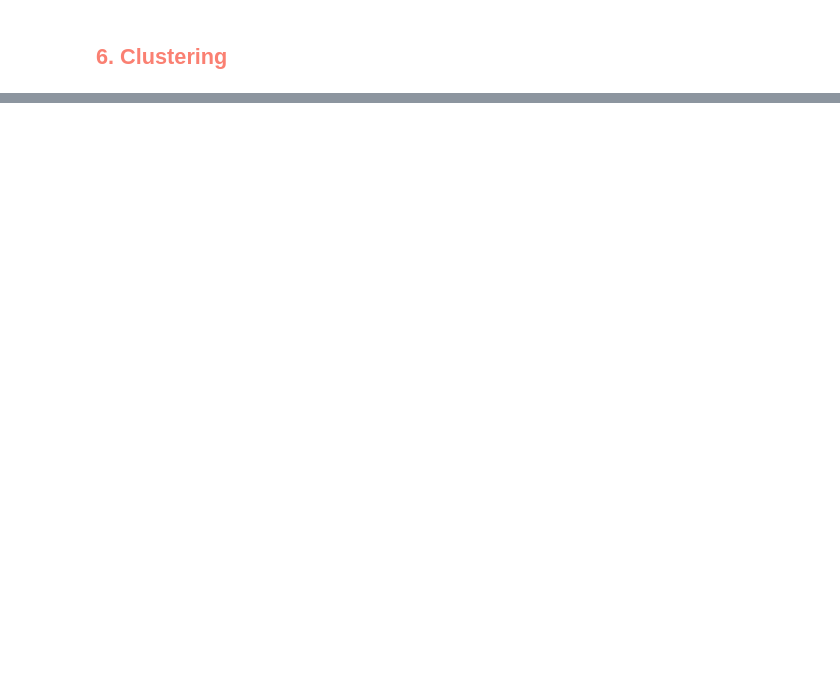
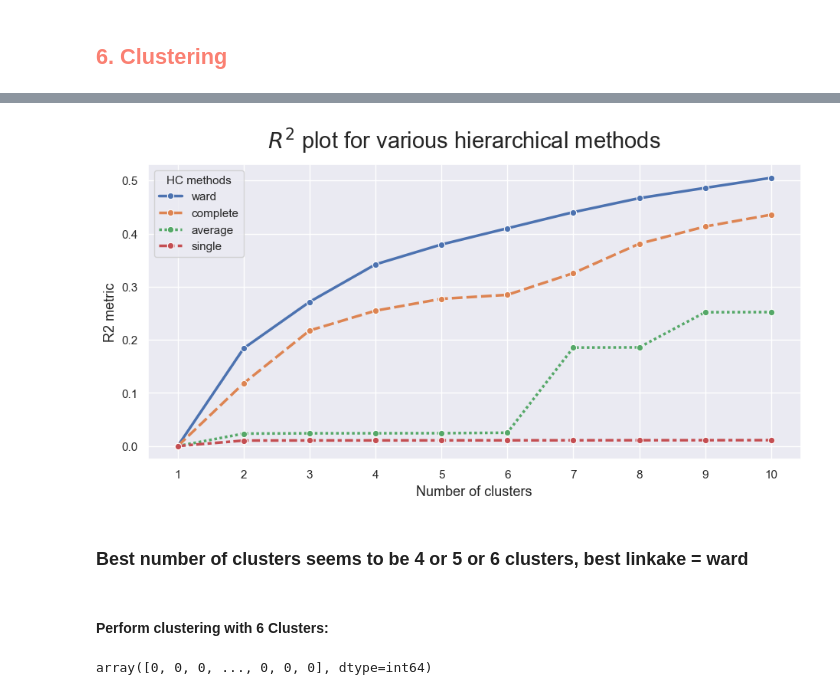
Before and after one commit to Gomsofi06/Data_Mining_NOVAIMS, a Jupyter notebook: src/Clustering.ipynb, the cells around one changed output, grey strips where cells are left out. Drawn from its saved outputs; the diff is of its cells as text; code cells hidden in the pictures; blank space fills up the shorter version.

Commit message:
adicionar hierachial clustering

```diff
--- a/src/Clustering.ipynb
+++ b/src/Clustering.ipynb
@@ -150,2 +123,2 @@ nonmetric_columns = ['customer_region', 'preferred_order_days', 'preferred_part_
 # %%
-metric_columns = [col for col in df.columns if col not in nonmetric_columns]
+metric_features = [col for col in df.columns if col not in nonmetric_features]
@@ -172,0 +171,8 @@ metric_columns
+# %%
+# function to get rsquared for one cluster using previously defined methods
+def get_rsq(df, feats, label_col):
+    df_sst_ = get_ss(df, feats)
+    df_ssw_ = get_ssw(df, feats, label_col)
+    df_ssb_ = df_sst_ - df_ssw_
+
+    return (df_ssb_/df_sst_)  # r2 = ssb/sst
@@ -172,0 +195,43 @@ metric_columns
+# %%
+##########################################
+# THIS TAKES A FEW MINUTES TO RUN!!
+##########################################
+
+hc_methods = ["ward", "complete", "average", "single"]
+max_nclus = 10
+
+r2_hc = np.vstack([ get_r2_hc(df[metric_features],
+                              link,
+                              max_nclus=max_nclus,
+                              min_nclus=1,
+                              dist="euclidean")
+                              for link in hc_methods])
+# %%
+r2_hc_methods = pd.DataFrame(r2_hc.T, index=range(1, max_nclus + 1), columns=hc_methods)
+# %%
+# plot the R2 for multiple cluster numbers
+sns.set()
+
+fig = plt.figure(figsize=(11,5))
+sns.lineplot(data=r2_hc_methods, linewidth=2.5, markers=["o"]*4)
+
+plt.legend(title="HC methods", title_fontsize=11)
+plt.xticks(range(1, max_nclus + 1))
+plt.xlabel("Number of clusters", fontsize=13)
+plt.ylabel("R2 metric", fontsize=13)
+
+fig.suptitle("$R^2$ plot for various hierarchical methods", fontsize=21)
+
+plt.show()
+# %% [output]
+[figure, added]
+# %% [markdown]
+### Best number of clusters seems to be 4 or 5 or 6 clusters, best linkake = ward
+# %% [markdown]
+#### Perform clustering with 6 Clusters:
+# %%
+hclust6 = AgglomerativeClustering(linkage='ward', metric='euclidean', n_clusters=6)
+hc_labels6 = hclust6.fit_predict(df[metric_features])
+hc_labels6
+# %% [output]
+array([0, 0, 0, ..., 0, 0, 0], dtype=int64)
```
Also changed, not shown: parts of 28 cells of this notebook.
